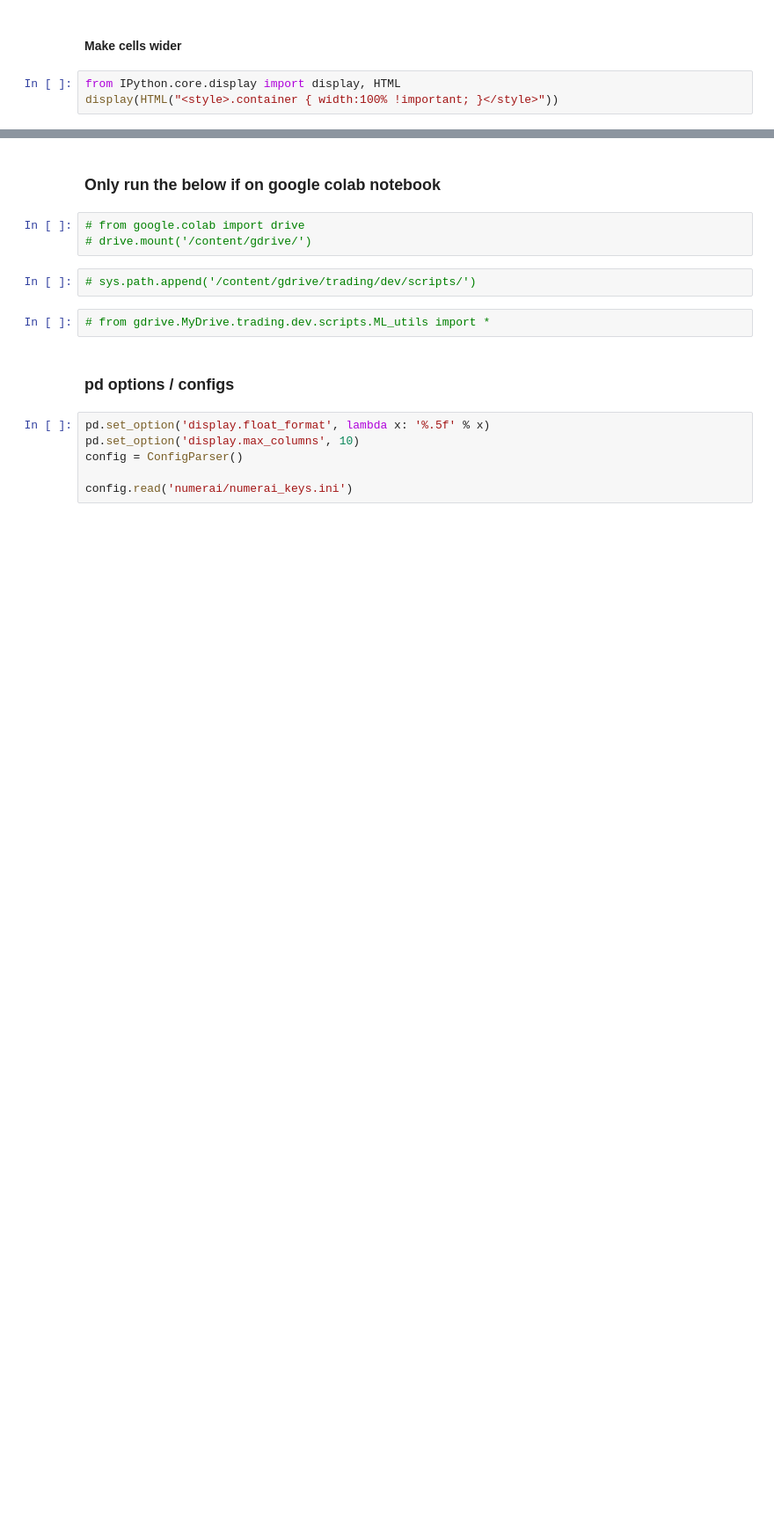
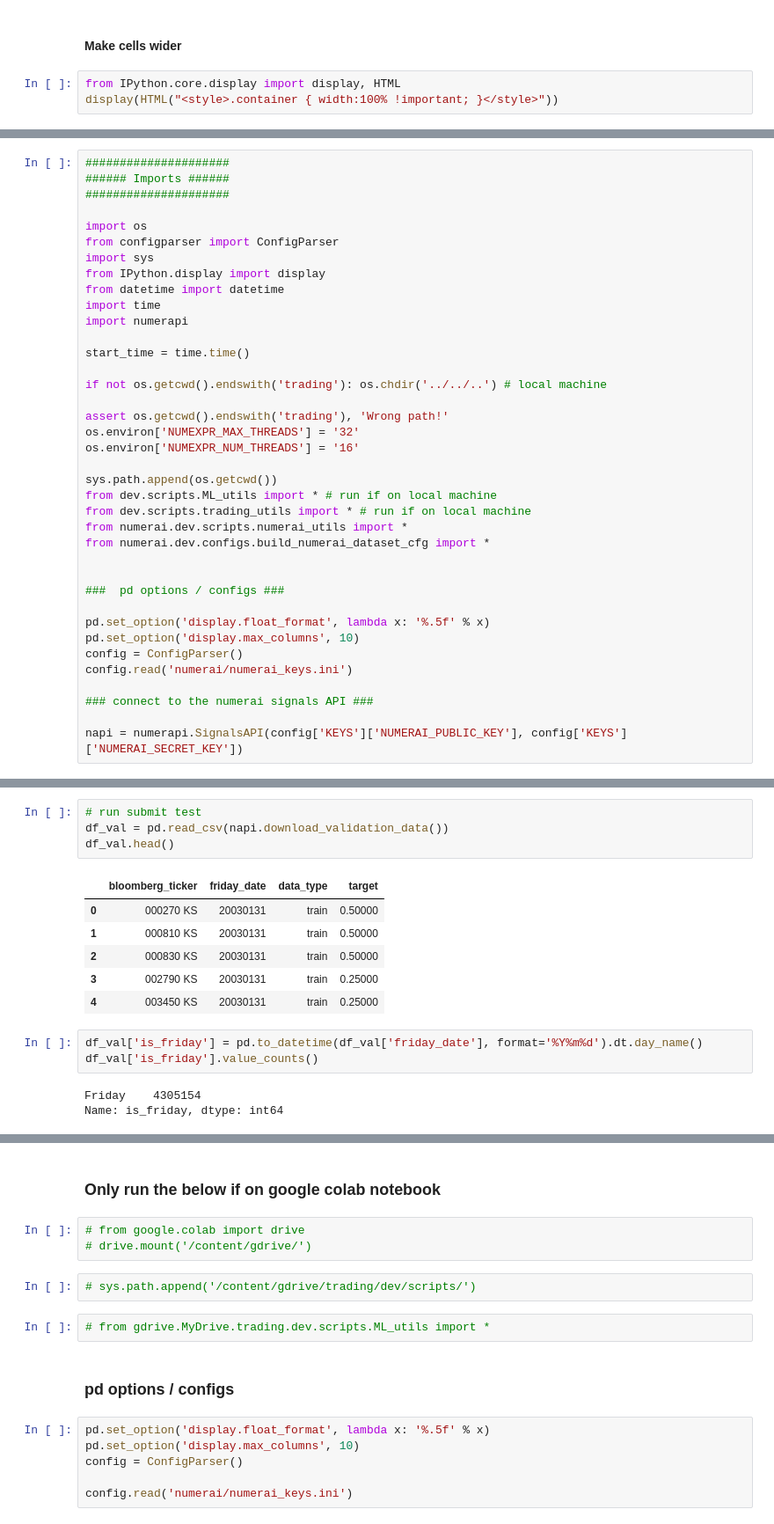
Before and after one commit to melgazar9/trading, a Jupyter notebook: numerai/dev/notebooks/build_numerai_dataset.ipynb, the cells around one changed output, grey strips where cells are left out. Shown: that part at 88% size. Drawn from its saved outputs; the diff is of its cells as text; blank space fills up the shorter version.

```diff
--- a/numerai/dev/notebooks/build_numerai_dataset.ipynb
+++ b/numerai/dev/notebooks/build_numerai_dataset.ipynb
@@ -41,0 +11,38 @@ display(HTML("<style>.container { width:100% !important; }</style>"))
+# %%
+#####################
+###### Imports ######
+#####################
+
+import os
+from configparser import ConfigParser
+import sys
+from IPython.display import display
+from datetime import datetime
+import time
+import numerapi
+
+start_time = time.time()
+
+if not os.getcwd().endswith('trading'): os.chdir('../../..') # local machine
+
+assert os.getcwd().endswith('trading'), 'Wrong path!'
+os.environ['NUMEXPR_MAX_THREADS'] = '32'
+os.environ['NUMEXPR_NUM_THREADS'] = '16'
+
+sys.path.append(os.getcwd())
+from dev.scripts.ML_utils import * # run if on local machine
+from dev.scripts.trading_utils import * # run if on local machine
+from numerai.dev.scripts.numerai_utils import *
+from numerai.dev.configs.build_numerai_dataset_cfg import *
+
+
+###  pd options / configs ###
+
+pd.set_option('display.float_format', lambda x: '%.5f' % x)
+pd.set_option('display.max_columns', 10)
+config = ConfigParser()
+config.read('numerai/numerai_keys.ini')
+
+### connect to the numerai signals API ###
+
+napi = numerapi.SignalsAPI(config['KEYS']['NUMERAI_PUBLIC_KEY'], config['KEYS']['NUMERAI_SECRET_KEY'])
@@ -41,0 +195,17 @@ display(HTML("<style>.container { width:100% !important; }</style>"))
+# %%
+# run submit test
+df_val = pd.read_csv(napi.download_validation_data())
+df_val.head()
+# %% [output]
+|  | bloomberg_ticker | friday_date | data_type | target |
+| 0 | 000270 KS | 20030131 | train | 0.50000 |
+| 1 | 000810 KS | 20030131 | train | 0.50000 |
+| 2 | 000830 KS | 20030131 | train | 0.50000 |
+| 3 | 002790 KS | 20030131 | train | 0.25000 |
+| 4 | 003450 KS | 20030131 | train | 0.25000 |
+# %%
+df_val['is_friday'] = pd.to_datetime(df_val['friday_date'], format='%Y%m%d').dt.day_name()
+df_val['is_friday'].value_counts()
+# %% [output]
+Friday    4305154
+Name: is_friday, dtype: int64
```
Also changed, not shown: parts of 12 cells of this notebook, 13 other files.
